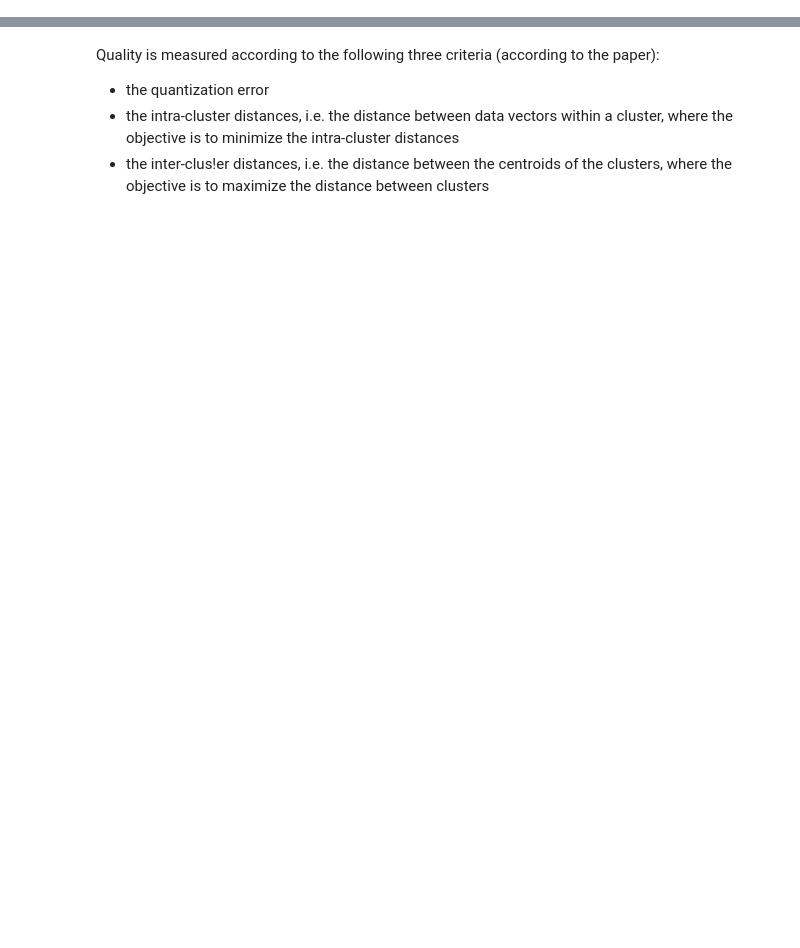
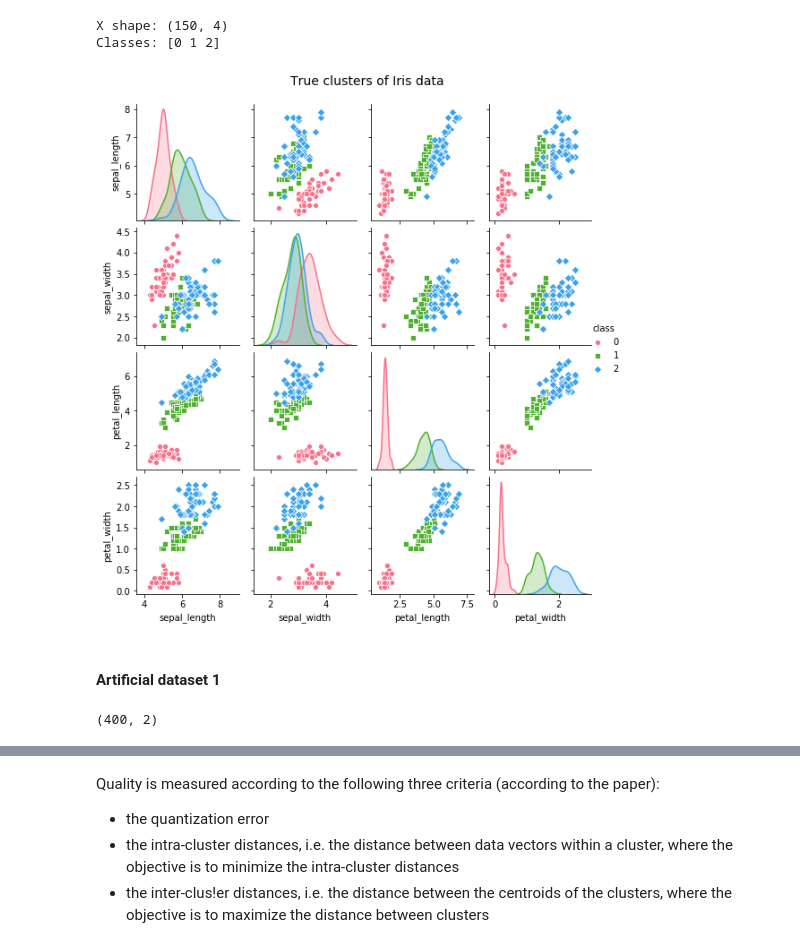
Before and after one commit to rusane/natural-computing, a Jupyter notebook: Swarm Intelligence/Exercise 3.ipynb, the cells around one changed output, grey strips where cells are left out. Drawn from its saved outputs; the diff is of its cells as text; code cells hidden in the pictures; blank space fills up the shorter version.

Commit message:
SI: ex3 create plot routines and Artificial dataset 1 generator

```diff
--- a/Swarm Intelligence/Exercise 3.ipynb
+++ b/Swarm Intelligence/Exercise 3.ipynb
@@ -9,3 +29,25 @@ from sklearn.cluster import KMeans
 iris = datasets.load_iris()
 X = iris.data
 y = iris.target
+print('X shape:', X.shape) # 150 records, 4 features
+print('Classes:', np.unique(y)) # 3 classes
+# %% [output]
+X shape: (150, 4)
+Classes: [0 1 2]
+# %%
+def plot_iris(X, y, title=None):
+    # stack features and classes
+    data = np.hstack((X, np.expand_dims(y, axis=1)))
+    # convert numpy array to pandas dataframe
+    iris_pd = pd.DataFrame(data, columns=['sepal_length', 'sepal_width', 'petal_length', 'petal_width', 'class'])
+    iris_pd['class'] = iris_pd['class'].astype(int)
+    # plot
+    plot_sns = sns.pairplot(iris_pd, hue='class', palette="husl", markers=["o", "s", "D"])
+    plot_sns.fig.set_size_inches(8, 8)
+    plot_sns.fig.suptitle(title, size=14, y=1.05)
+# %%
+plot_iris(X, y, 'True clusters of Iris data')
+# %% [output]
+[figure, added]
+# %% [markdown]
+#### Artificial dataset 1
@@ -11,0 +68,6 @@ y = iris.target
+# %%
+# N=400 data vectors in the paper
+X_AD, y_AD = artificial_dataset(400)
+X_AD.shape
+# %% [output]
+(400, 2)
```
Also changed, not shown: parts of 20 cells of this notebook.
